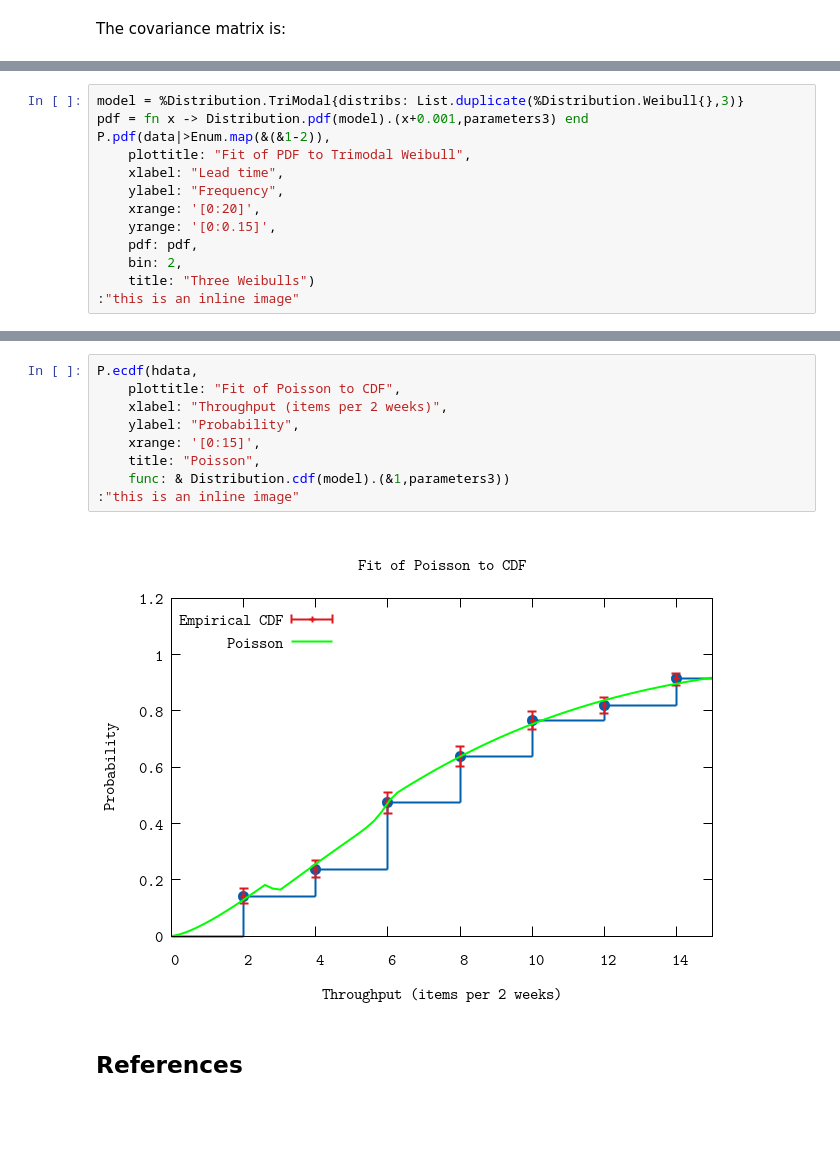
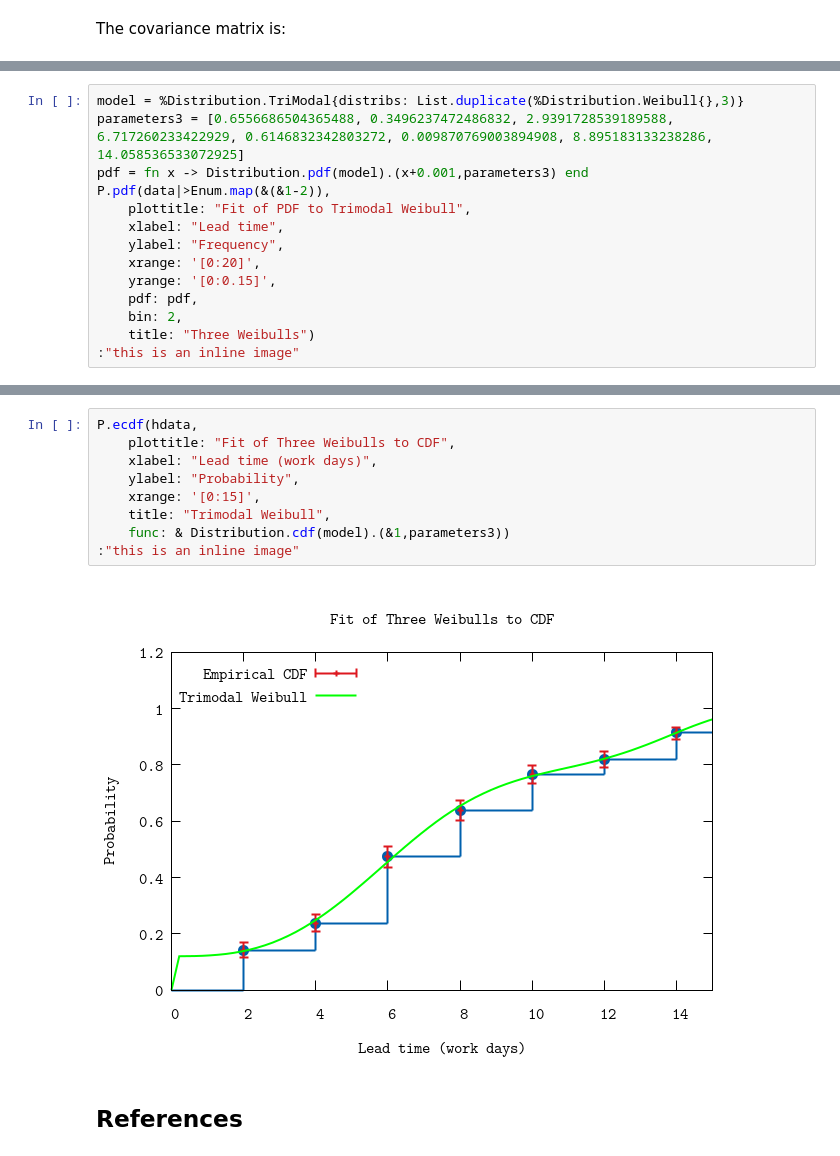
Before and after one commit to piisgaaf/chi2fit, a Jupyter notebook: notebooks/Multi-modal-data.ipynb, the cells around one changed output, grey strips where cells are left out. Cells and saved outputs as stored; diff of their text form; blank space fills up the shorter version.

```diff
--- a/notebooks/Multi-modal-data.ipynb
+++ b/notebooks/Multi-modal-data.ipynb
@@ -308,6 +328,7 @@ cov|>Enum.each(& IO.puts "[#{&1|>Enum.map(fn x->Float.round(x,3) end)|>Enum.join
 :ok
 # %%
 model = %Distribution.TriModal{distribs: List.duplicate(%Distribution.Weibull{},3)}
+parameters3 = [0.6556686504365488, 0.3496237472486832, 2.9391728539189588, 6.717260233422929, 0.6146832342803272, 0.009870769003894908, 8.895183133238286, 14.058536533072925]
 pdf = fn x -> Distribution.pdf(model).(x+0.001,parameters3) end
 P.pdf(data|>Enum.map(&(&1-2)),
     plottitle: "Fit of PDF to Trimodal Weibull",
@@ -324,14 +345,14 @@ P.pdf(data|>Enum.map(&(&1-2)),
 # %%
 P.ecdf(hdata,
-    plottitle: "Fit of Poisson to CDF",
-    xlabel: "Throughput (items per 2 weeks)",
+    plottitle: "Fit of Three Weibulls to CDF",
+    xlabel: "Lead time (work days)",
     ylabel: "Probability",
     xrange: '[0:15]',
-    title: "Poisson",
+    title: "Trimodal Weibull",
     func: & Distribution.cdf(model).(&1,parameters3))
 :"this is an inline image"
 # %% [output]
-[figure, old version]
+[figure, new version]
 # %% [markdown]
 ## References
 # %% [markdown]
```
Also changed, not shown: parts of 14 cells of this notebook.
